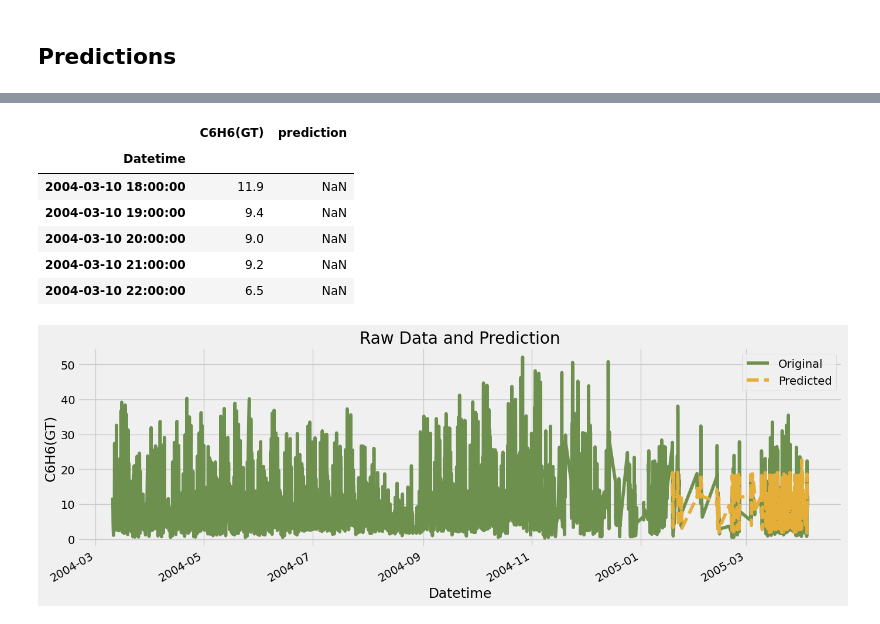
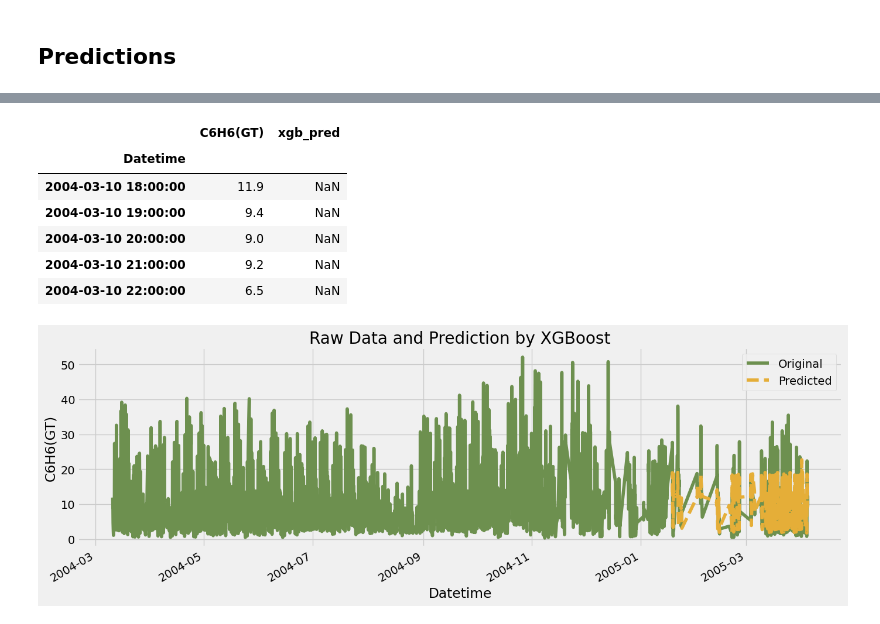
Before and after one commit to bryancastillo10/Machine-Learning-Projects, a Jupyter notebook: ml_air_quality.ipynb, the cells around one changed output, grey strips where cells are left out. Drawn from its saved outputs; the diff is of its cells as text; code cells hidden in the pictures.

```diff
--- a/ml_air_quality.ipynb
+++ b/ml_air_quality.ipynb
@@ -71,7 +71,6 @@ def time_features(df):
     feat_df = df.copy()
     feat_df['hour'] = feat_df.index.hour
     feat_df['dayofweek'] = feat_df.index.dayofweek
-    feat_df['quarter'] = feat_df.index.quarter
     feat_df['month'] = feat_df.index.month
     return feat_df
 
@@ -117,5 +116,5 @@ Index(['C6H6(GT)', 'hour', 'dayofweek', 'quarter', 'month'], dtype='object')
 # %%
-features = ['hour','dayofweek','quarter','month']
+features = ['hour','dayofweek','month']
 target = 'C6H6(GT)'
 test.head()
 # %% [output]
@@ -179,9 +179,9 @@ plt.show()
 # %%
-test['prediction'] = reg.predict(X_test)
-benz = benz.merge(test[['prediction']], how='left',left_index=True,right_index=True)
+test['xgb_pred'] = reg.predict(X_test)
+benz = benz.merge(test[['xgb_pred']], how='left',left_index=True,right_index=True).copy()
 benz.head()
 # %% [output]
-|  | C6H6(GT) | prediction |
+|  | C6H6(GT) | xgb_pred |
 | Datetime |  |  |
 | 2004-03-10 18:00:00 | 11.9 | NaN |
 | 2004-03-10 19:00:00 | 9.4 | NaN |
@@ -190,16 +190,16 @@ benz.head()
 | 2004-03-10 22:00:00 | 6.5 | NaN |
 # %%
 ax = benz[['C6H6(GT)']].plot(figsize=(15,5),color=color_pal[3])
-benz['prediction'].plot(ax=ax,style='--',color=color_pal[2])
+benz['xgb_pred'].plot(ax=ax,style='--',color=color_pal[2])
 ax.legend(['Original','Predicted'],labelcolor='black')
-ax.set_title('Raw Data and Prediction',color='black')
+ax.set_title('Raw Data and Prediction by XGBoost',color='black')
 ax.tick_params(axis='x',colors='black')
 ax.tick_params(axis='y',colors='black')
 ax.set_xlabel('Datetime', color='black')
 ax.set_ylabel('C6H6(GT)', color='black')
 plt.show()
 # %% [output]
-[figure, old version]
+[figure, new version]
 # %%
 benz.loc[(df.index >'2005-03-01') & (benz.index < '2005-03-14')]['C6H6(GT)'] \
     .plot(figsize=(15,5),title='Week of Data')
```
Also changed, not shown: parts of 16 cells of this notebook, 2 other files.
